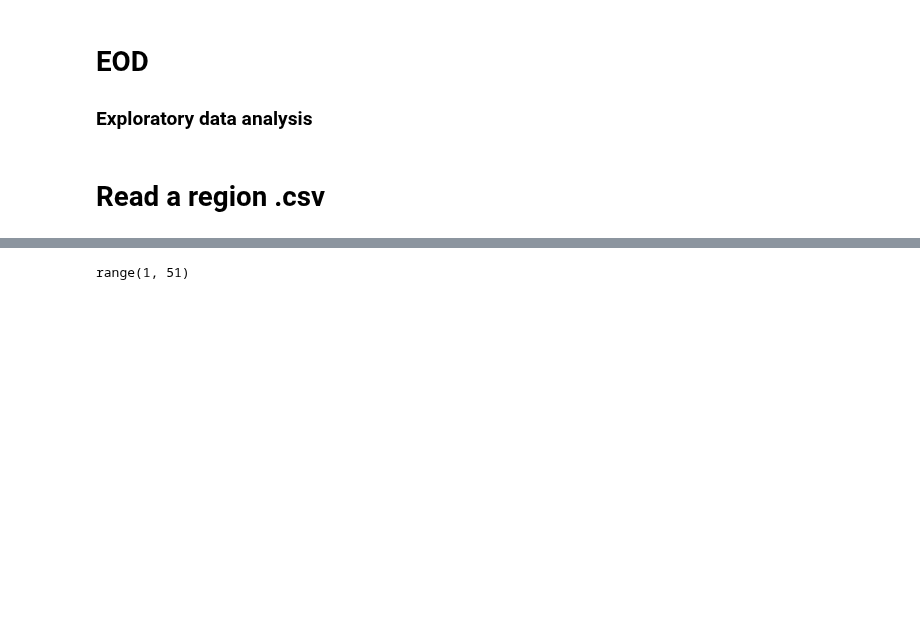
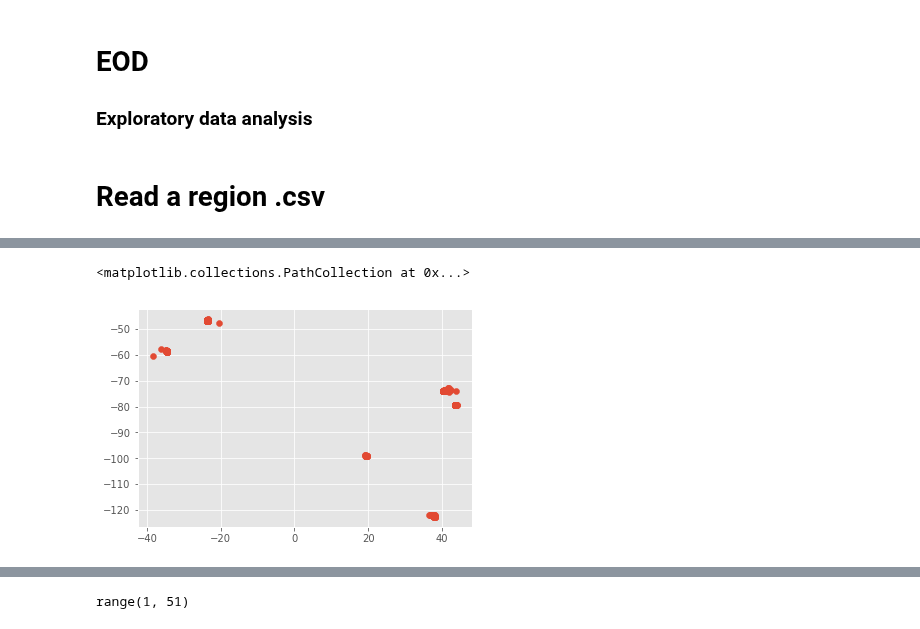
Before and after one commit to CityBlender/data-analysis, a Jupyter notebook: EOD_V02.ipynb, the cells around one changed output, grey strips where cells are left out. Drawn from its saved outputs; the diff is of its cells as text; code cells hidden in the pictures; blank space fills up the shorter version.

```diff
--- a/EOD_V02.ipynb
+++ b/EOD_V02.ipynb
@@ -28,2 +29,2 @@ os.chdir('C:\\Users\\Jonathan\\Desktop\\Songsdump\\CSVs')
 # %%
-df = pd.read_csv('americas.csv')
+df = pd.read_csv('americas.csv', encoding='ISO-8859-1')
@@ -40,0 +35,8 @@ now to make a blank dataframe to store the location coordinates
+# %%
+# Make a dictionary using list comprehension
+df['location'] = [ast.literal_eval(df['location'][x]) for x in range(len(df['location']))]
+
+# Make the list of Cities
+df['city'] = [df['location'][x]['city'] for x in range(len(df['location']))]
+df['lat'] = [df['location'][x]['lat'] for x in range(len(df['location']))]
+df['lng'] = [df['location'][x]['lng'] for x in range(len(df['location']))]
@@ -40,0 +91,6 @@ now to make a blank dataframe to store the location coordinates
+# %%
+#quick scatter plot to look at the distribution
+plt.scatter(df['lat'], df['lng'])
+# %% [output]
+<matplotlib.collections.PathCollection at 0x...>
+[figure, added]
```
Also changed, not shown: parts of 12 cells of this notebook.
